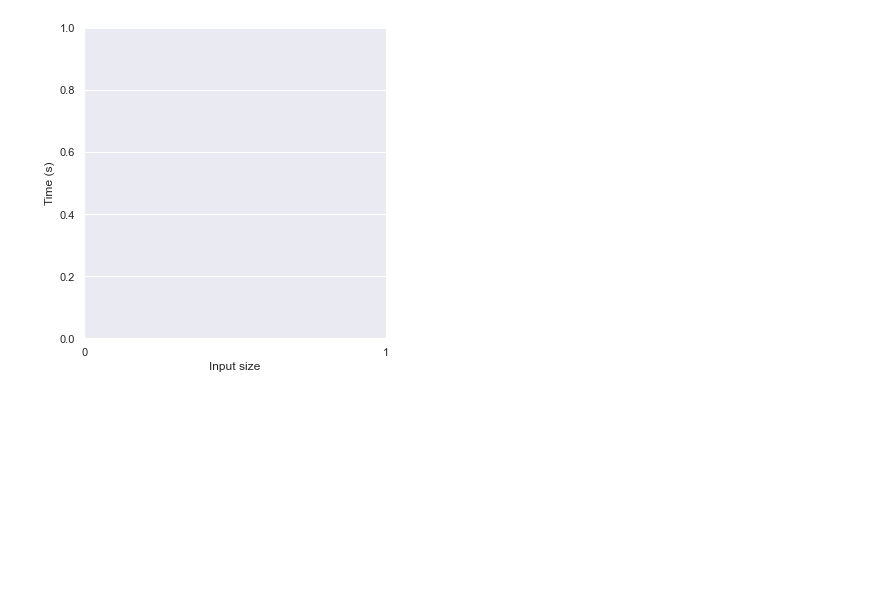
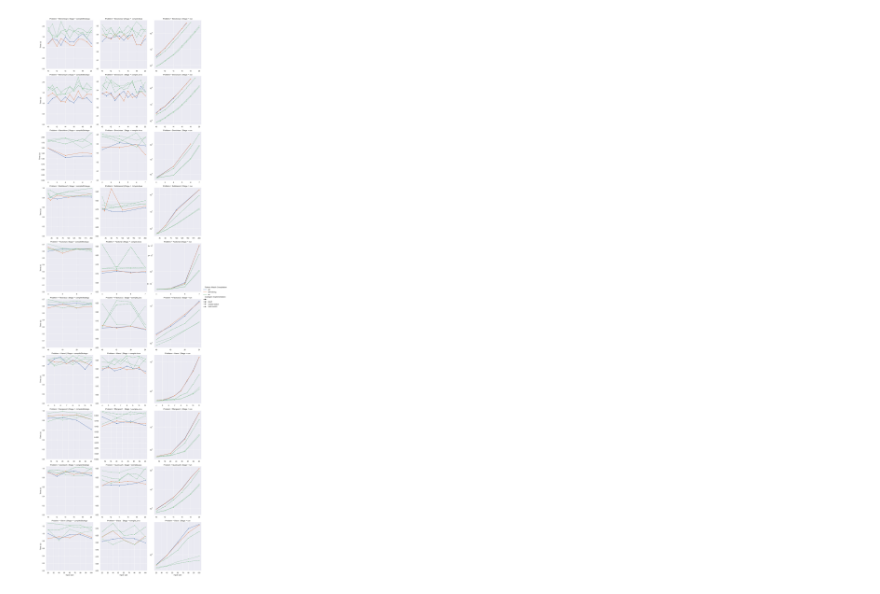
Before and after one commit to metaborg/stratego, a Jupyter notebook: stratego.build.spoofax2.benchmark/analysis/Example plots.ipynb, the cells around one changed output. Cells and saved outputs as stored; diff of their text form; code cells hidden in the pictures; blank space fills up the shorter version.

Commit message:
Green Light draft results

```diff
--- a/stratego.build.spoofax2.benchmark/analysis/Example plots.ipynb
+++ b/stratego.build.spoofax2.benchmark/analysis/Example plots.ipynb
@@ -27,7 +38,10 @@ os.makedirs(THESIS_TABLE_DIR, exist_ok=True)
 # %%
 # Load data
 results_files = [
-    "20211117-210600 chocopy.csv"
+    # "20220113-094204 chocopy.csv",
+    "20220113-224422 -f 1.csv"
+    # "20211229-180617 chocopy.csv"
+    # "20211117-210600 chocopy.csv"
 #     "20211014-124146 -p optimisationLevel=4 -f 2 -wi 2 -i 3 run.csv",
 #     "20211013-114213_results-compilespace.csv"
 #     "20211013-114213_results-compilespace.csv"
@@ -40,7 +54,7 @@ results_files = [
 #     "results-compilespace.csv",
 ]
 
-df_raw = pd.concat(map(lambda f: pd.read_csv(f"results/{f}"), results_files), ignore_index=True)
+df_raw = pd.concat(map(lambda f: pd.read_csv(f"results/{f}", na_filter=False, converters={"Param: optimisationLevel": optlevel_to_label}), results_files), ignore_index=True).rename(columns={"Param: optimisationLevel": "Pattern Match Compilation", "Param: problemSize": "Problem Size", "Param: sharedConstructors": "Shared Constructors", "Param: switchImplementation": "Codegen Implementation"})
 df_raw.info()
 # %% [output]
 <class 'pandas.core.frame.DataFrame'>
@@ -69,7 +82,7 @@ for col in ["Score", "Score Error (99.9%)"]:
 
 # df_raw
 # %%
-df_raw["Param: optimisationLevel"] = df_raw["Param: optimisationLevel"].astype("string")
+df_raw["Pattern Match Compilation"] = df_raw["Pattern Match Compilation"].astype("string")
 # %%
 df = df_raw[df_raw.Benchmark.str.endswith("jfr") == False].copy()
 df
@@ -198,7 +147,7 @@ def count_constructors_in_file(program_name):
     except:
         return np.nan
 
-df["Number of constructors"] = (df["Problem"].str.lower() + df["Param: problemSize"].astype("str").mask(df["Param: problemSize"]==-1, "")).map(count_constructors_in_file)
+df["Number of constructors"] = (df["Problem"].str.lower() + df["Problem Size"].astype("str").mask(df["Problem Size"]==-1, "")).map(count_constructors_in_file)
 # %%
 ## Plot-specific settings
 configs = [
@@ -244,4 +193,4 @@ def configure_grid(g: sns.FacetGrid, problem=None):
     finally:
         return g
 # %%
-df_scaledproblem = df[(df["Param: problemSize"] != -1) & (df["Problem"] != "BenchNullary")]
+df_scaledproblem = df[(df["Problem Size"] != -1) & (df["Problem"] != "BenchNullary")]
@@ -248,27 +217,28 @@ df_scaledproblem = df[(df["Param: problemSize"] != -1) & (df["Problem"] != "Benc
 # %%
 g = configure_grid(sns.relplot(
     data=df_scaledproblem,
-    x="Param: problemSize",
+    x="Problem Size",
     y="Score",
     row="Problem",
     row_order=np.sort(np.unique(df_scaledproblem["Problem"].values)),
     col="Stage",
     col_order=[s for s in ["compileStratego", "Java space", "compileJava", "Class space", "run"] if s in df_scaledproblem["Stage"].values],
-    style="Param: switchImplementation",
-    hue="Param: optimisationLevel",
-    hue_order=["2", "3", "4"],
+    style="Codegen Implementation",
+    hue="Pattern Match Compilation",
+    hue_order=map(optlevel_to_label, ["2", "3", "4"]),
     kind="line",
 #     err_style="band",
     markers=True,
     facet_kws=dict(
         sharex=False,
         sharey=False,
     ),
 ))
 
 # TODO Include strj runtime -> with and without fusion
 
 # Save figure to file
 plt.savefig(f"{PLOT_DIR}/{'_'.join(results_files)}-allstages.png")
+plt.savefig(f"{THESIS_FIGURE_DIR}/rec-allstages.pdf")
 # %% [output]
-[figure, old version]
+[figure, new version]
```
Also changed, not shown: parts of 20 cells of this notebook, 26 other files.
